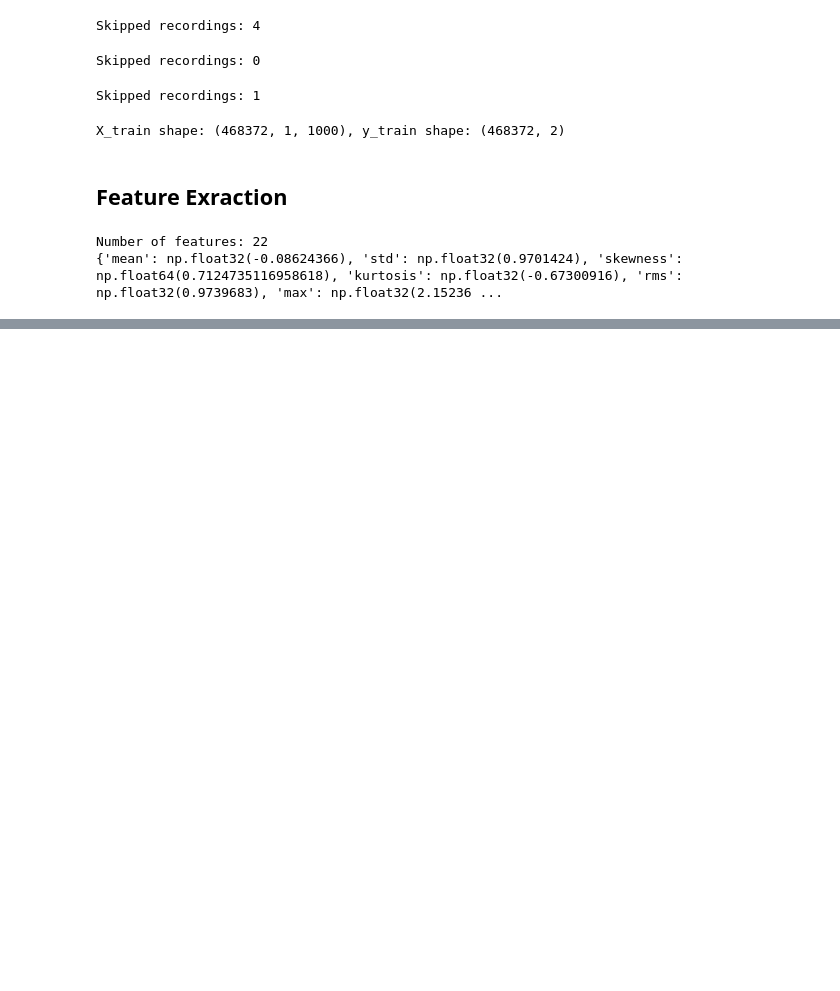
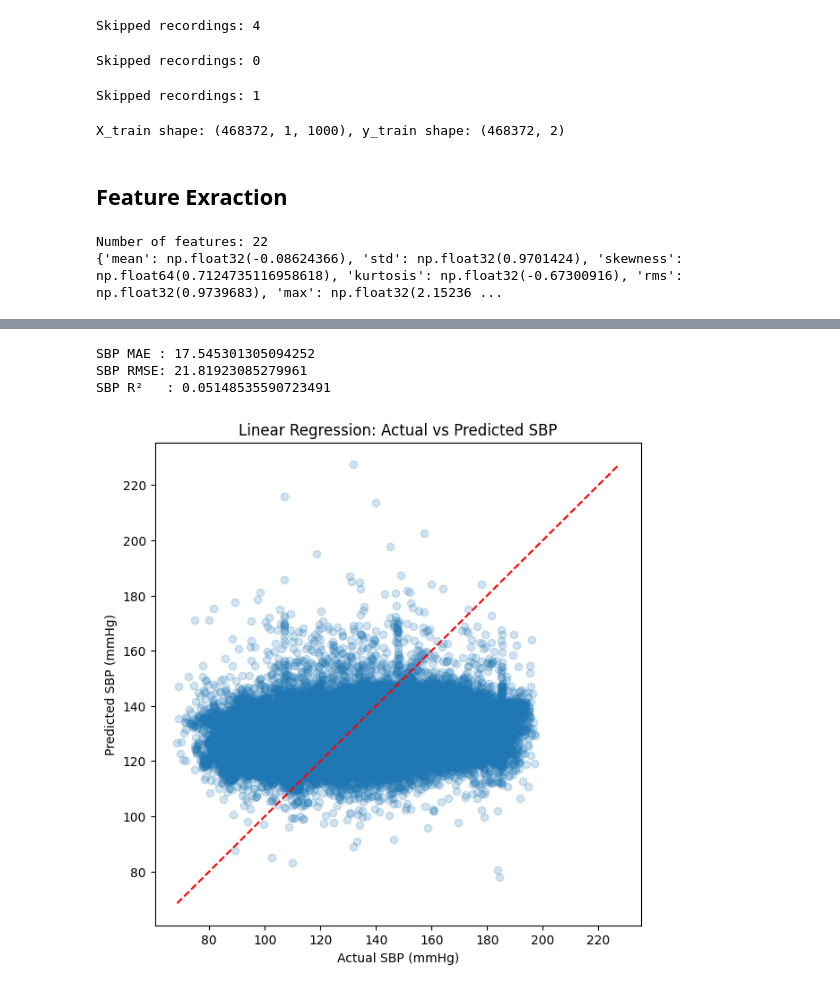
Before and after one commit to Yashvi1701/BP_estimation, a Jupyter notebook: experiments/regression.ipynb, the cells around one changed output, grey strips where cells are left out. Drawn from its saved outputs; the diff is of its cells as text; code cells hidden in the pictures; blank space fills up the shorter version.

Commit message:
added linear regression

```diff
--- a/experiments/regression.ipynb
+++ b/experiments/regression.ipynb
@@ -243,0 +410,57 @@ NameError: name 'tqdm' is not defined
+# %%
+sbp_mae = mean_absolute_error(
+    y_test_sbp,
+    sbp_pred
+)
+
+sbp_rmse = np.sqrt(
+    mean_squared_error(
+        y_test_sbp,
+        sbp_pred
+    )
+)
+
+sbp_r2 = r2_score(
+    y_test_sbp,
+    sbp_pred
+)
+
+print("SBP MAE :", sbp_mae)
+print("SBP RMSE:", sbp_rmse)
+print("SBP R²   :", sbp_r2)
+# %% [output]
+SBP MAE : 17.545301305094252
+SBP RMSE: 21.81923085279961
+SBP R²   : 0.05148535590723491
+# %%
+plt.figure(figsize=(7, 7))
+
+plt.scatter(
+    y_test_sbp,
+    sbp_pred,
+    alpha=0.2
+)
+
+min_val = min(
+    y_test_sbp.min(),
+    sbp_pred.min()
+)
+
+max_val = max(
+    y_test_sbp.max(),
+    sbp_pred.max()
+)
+
+plt.plot(
+    [min_val, max_val],
+    [min_val, max_val],
+    "r--"
+)
+
+plt.xlabel("Actual SBP (mmHg)")
+plt.ylabel("Predicted SBP (mmHg)")
+plt.title("Linear Regression: Actual vs Predicted SBP")
+
+plt.show()
+# %% [output]
+[figure, added]
```
Also changed, not shown: parts of 10 cells of this notebook.
